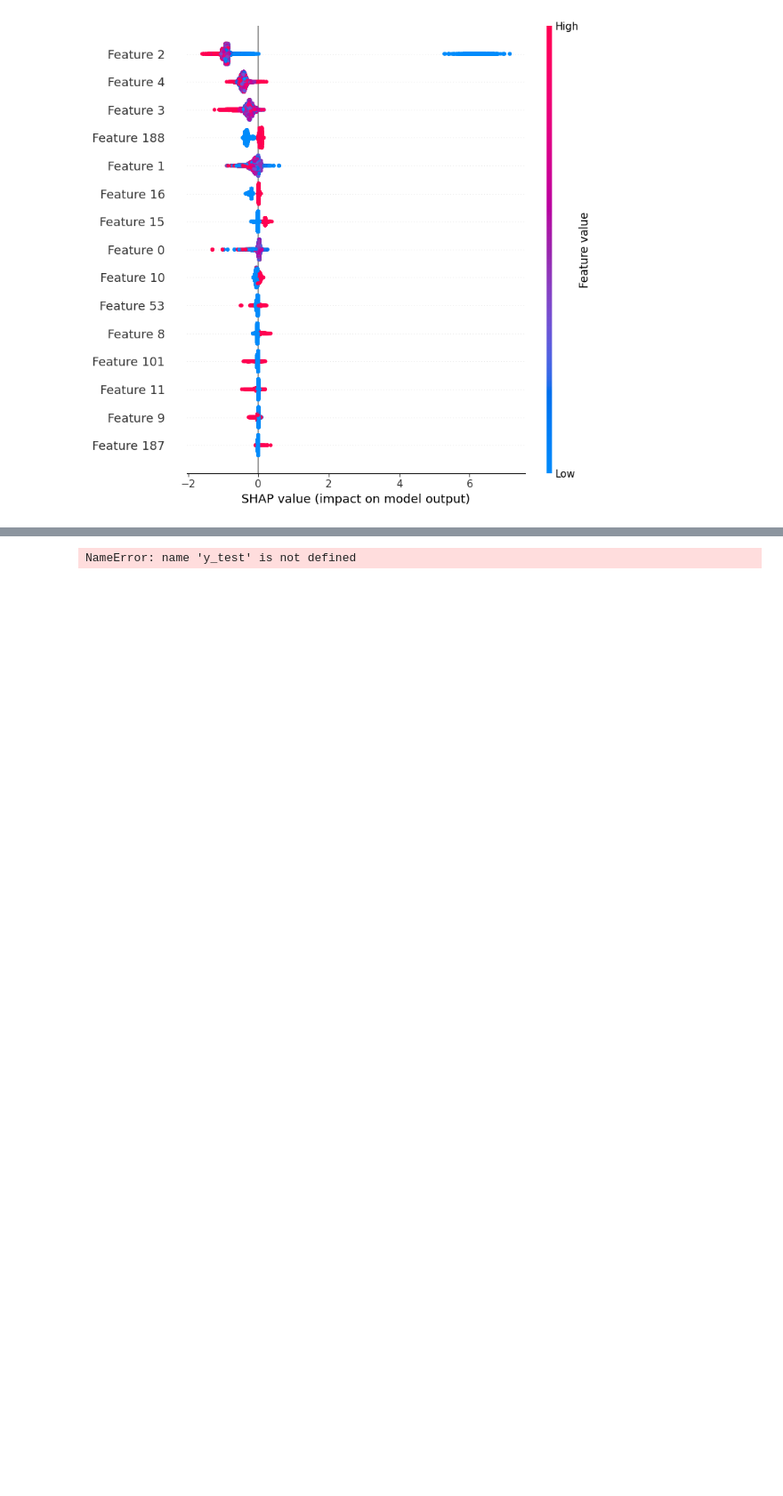
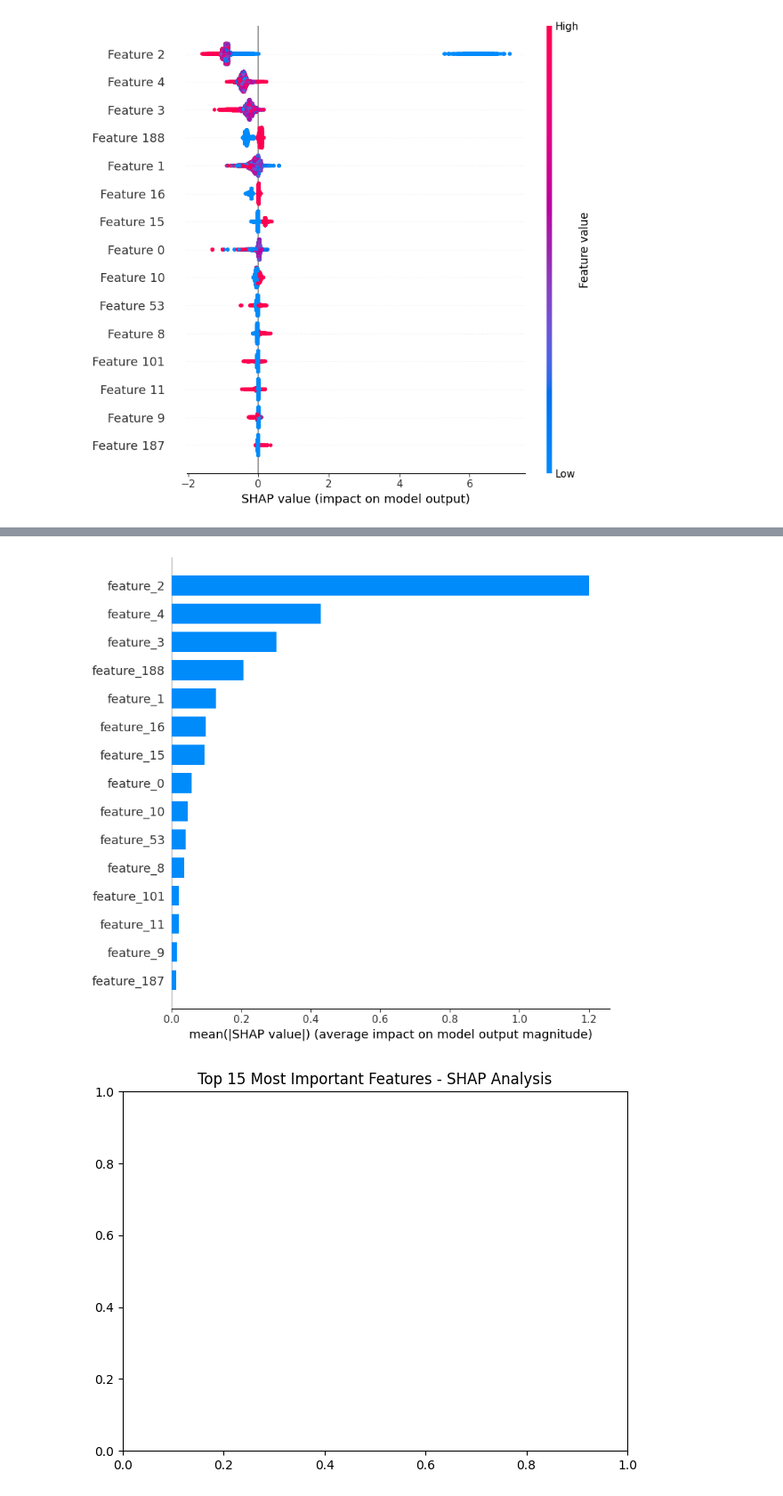
Before and after one commit to Sumeyahassen/fraud-detection-10academy, a Jupyter notebook: notebooks/shap-explainability.ipynb, the cells around one changed output, grey strips where cells are left out. Shown at 89% size. Drawn from its saved outputs; the diff is of its cells as text; code cells hidden in the pictures; blank space fills up the shorter version.

Commit message:
to fix the feature name problame

```diff
--- a/notebooks/shap-explainability.ipynb
+++ b/notebooks/shap-explainability.ipynb
@@ -44,3 +44,9 @@ Calculating SHAP values... (please wait)
 # %% [output]
 [figure]
 [figure]
+# %%
+# Create feature names manually
+feature_names = [f"feature_{i}" for i in range(197)]   # 197 because X_test has 197 columns
+
+print("Using emergency feature names (197 columns)")
+print("First 10:", feature_names[:10])
@@ -47,22 +56,30 @@ Calculating SHAP values... (please wait)
+# %%
+# Fix feature names
+if len(feature_names) == 1:
+    print("Fixing feature names...")
+
+    # Get numeric and categorical column names from original data
+    fraud = pd.read_csv('../data/processed/fraud_data_processed.csv')
+    original_features = fraud.drop(columns=['class', 'signup_time', 'purchase_time',
+                                           'ip_address', 'device_id', 'user_id'],
+                                  errors='ignore').columns.tolist()
+
+    # Re-create proper feature names
+    preprocessor = joblib.load('../models/preprocessor.pkl')
+    feature_names = preprocessor.get_feature_names_out()
+
+    print("New feature_names length:", len(feature_names))
 # %%
 # Detailed Summary Plot
 shap.summary_plot(shap_values, X_test, max_display=15)
 # %% [output]
 [figure]
 # %%
-shap.initjs()
-
-# Example: First test sample (change index as needed)
-idx = 0   # Try different indices: 0, 10, 100, etc.
-
-print("True label:", y_test[idx])
-print("Predicted probability:", model.predict_proba(X_test[[idx]])[:,1][0])
-
-shap.force_plot(
-    explainer.expected_value,
-    shap_values[idx],
-    X_test[idx],
-    feature_names=feature_names,
-    matplotlib=True   # Use matplotlib for easier viewing in notebook
-)
+# Top Features Bar Plot
+plt.figure(figsize=(12, 8))
+shap.summary_plot(shap_values, X_test, feature_names=feature_names,
+                  plot_type="bar", max_display=15)
+plt.title("Top 15 Most Important Features - SHAP Analysis")
+plt.tight_layout()
+plt.show()
 # %% [output]
@@ -70 +86,2 @@ shap.force_plot(
-NameError: name 'y_test' is not defined
+[figure, added]
+[figure, added]
```
Also changed, not shown: parts of 2 cells of this notebook.
